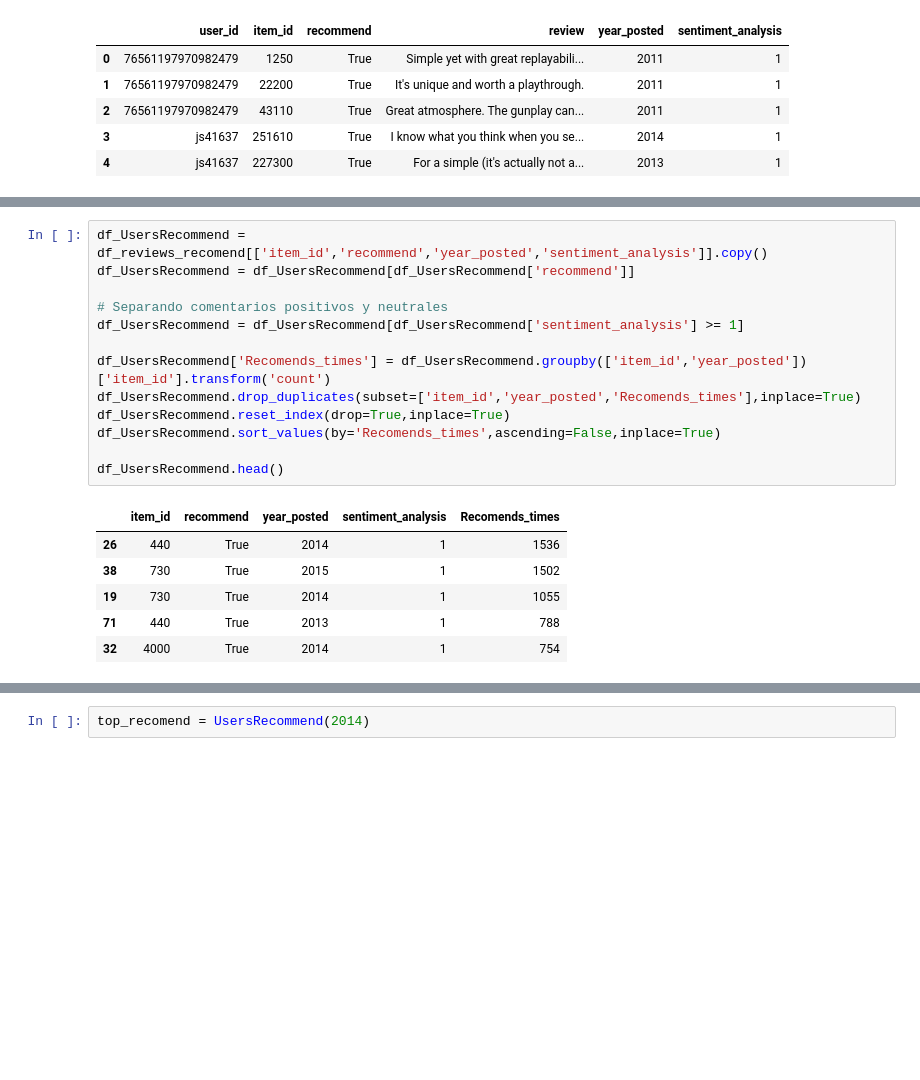
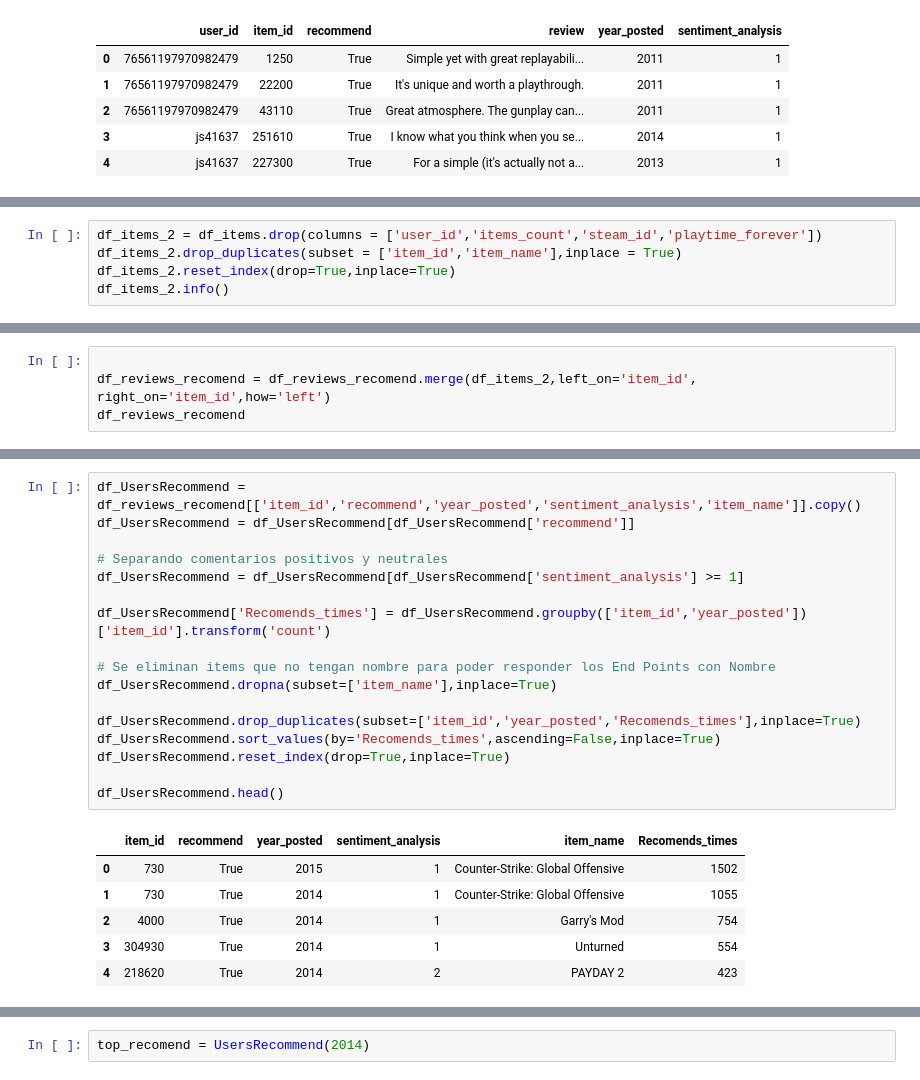
Before and after one commit to JuanPa2608/MovieSearcher, a Jupyter notebook: Funciones/datasets_functions.ipynb, the cells around one changed output, grey strips where cells are left out. Drawn from its saved outputs; the diff is of its cells as text; blank space fills up the shorter version.

```diff
--- a/Funciones/datasets_functions.ipynb
+++ b/Funciones/datasets_functions.ipynb
@@ -261,0 +278,5 @@ memory usage: 1.9+ MB
+# %%
+df_items_2 = df_items.drop(columns = ['user_id','items_count','steam_id','playtime_forever'])
+df_items_2.drop_duplicates(subset = ['item_id','item_name'],inplace = True)
+df_items_2.reset_index(drop=True,inplace=True)
+df_items_2.info()
@@ -261,0 +293,4 @@ memory usage: 1.9+ MB
+# %%
+
+df_reviews_recomend = df_reviews_recomend.merge(df_items_2,left_on='item_id', right_on='item_id',how='left')
+df_reviews_recomend
@@ -262,20 +311,24 @@ memory usage: 1.9+ MB
 # %%
-df_UsersRecommend = df_reviews_recomend[['item_id','recommend','year_posted','sentiment_analysis']].copy()
+df_UsersRecommend = df_reviews_recomend[['item_id','recommend','year_posted','sentiment_analysis','item_name']].copy()
 df_UsersRecommend = df_UsersRecommend[df_UsersRecommend['recommend']]
 
 # Separando comentarios positivos y neutrales
 df_UsersRecommend = df_UsersRecommend[df_UsersRecommend['sentiment_analysis'] >= 1]
 
 df_UsersRecommend['Recomends_times'] = df_UsersRecommend.groupby(['item_id','year_posted'])['item_id'].transform('count')
+
+# Se eliminan items que no tengan nombre para poder responder los End Points con Nombre
+df_UsersRecommend.dropna(subset=['item_name'],inplace=True)
+
 df_UsersRecommend.drop_duplicates(subset=['item_id','year_posted','Recomends_times'],inplace=True)
+df_UsersRecommend.sort_values(by='Recomends_times',ascending=False,inplace=True)
 df_UsersRecommend.reset_index(drop=True,inplace=True)
-df_UsersRecommend.sort_values(by='Recomends_times',ascending=False,inplace=True)
 
 df_UsersRecommend.head()
 # %% [output]
-|  | item_id | recommend | year_posted | sentiment_analysis | Recomends_times |
-| 26 | 440 | True | 2014 | 1 | 1536 |
-| 38 | 730 | True | 2015 | 1 | 1502 |
-| 19 | 730 | True | 2014 | 1 | 1055 |
-| 71 | 440 | True | 2013 | 1 | 788 |
-| 32 | 4000 | True | 2014 | 1 | 754 |
+|  | item_id | recommend | year_posted | sentiment_analysis | item_name | Recomends_times |
+| 0 | 730 | True | 2015 | 1 | Counter-Strike: Global Offensive | 1502 |
+| 1 | 730 | True | 2014 | 1 | Counter-Strike: Global Offensive | 1055 |
+| 2 | 4000 | True | 2014 | 1 | Garry's Mod | 754 |
+| 3 | 304930 | True | 2014 | 1 | Unturned | 554 |
+| 4 | 218620 | True | 2014 | 2 | PAYDAY 2 | 423 |
```
Also changed, not shown: parts of 9 cells of this notebook.
